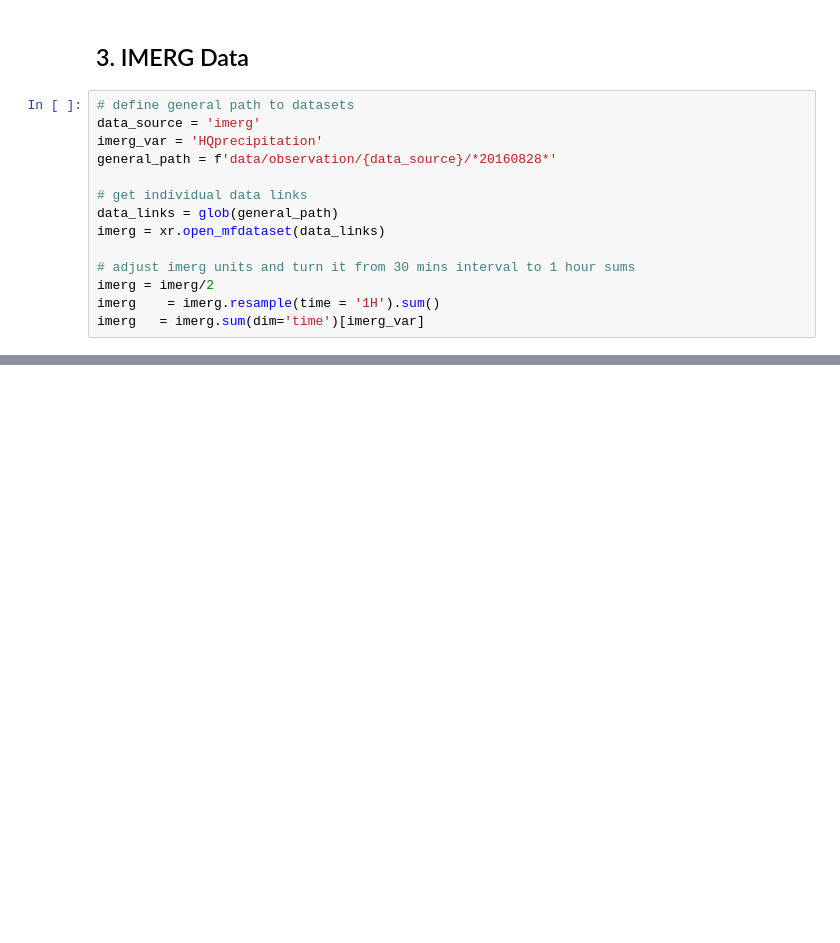
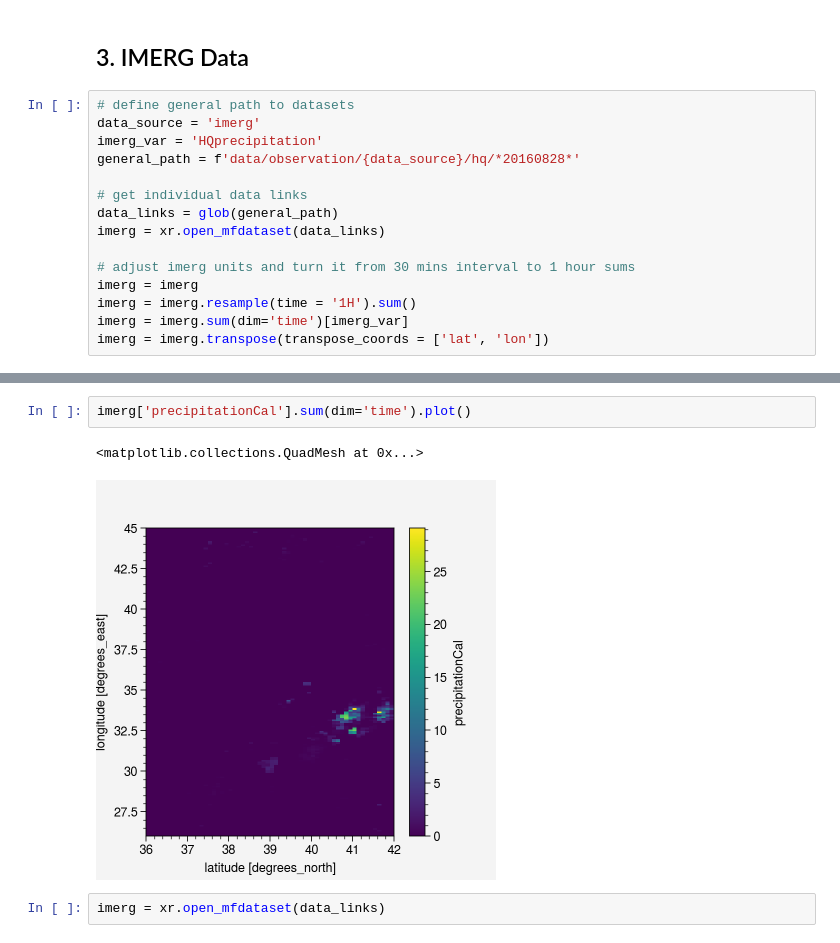
Before and after one commit to donmezkutay/Urban-Precipitation-Article, a Jupyter notebook: revision_daily_verification_summer.ipynb, the cells around one changed output, grey strips where cells are left out. Saved outputs shown, nothing was run; the diff lists cells and outputs as text; blank space fills up the shorter version.

```diff
--- a/revision_daily_verification_summer.ipynb
+++ b/revision_daily_verification_summer.ipynb
@@ -227,13 +252,14 @@ dt.head(3)
 # define general path to datasets
 data_source = 'imerg'
 imerg_var = 'HQprecipitation'
-general_path = f'data/observation/{data_source}/*20160828*'
+general_path = f'data/observation/{data_source}/hq/*20160828*'
 
 # get individual data links
 data_links = glob(general_path)
 imerg = xr.open_mfdataset(data_links)
 
 # adjust imerg units and turn it from 30 mins interval to 1 hour sums
-imerg = imerg/2
-imerg    = imerg.resample(time = '1H').sum()
-imerg   = imerg.sum(dim='time')[imerg_var]
+imerg = imerg
+imerg = imerg.resample(time = '1H').sum()
+imerg = imerg.sum(dim='time')[imerg_var]
+imerg = imerg.transpose(transpose_coords = ['lat', 'lon'])
@@ -244,0 +276,7 @@ imerg.plot()
+# %%
+imerg['precipitationCal'].sum(dim='time').plot()
+# %% [output]
+<matplotlib.collections.QuadMesh at 0x...>
+[figure, added]
+# %%
+imerg = xr.open_mfdataset(data_links)
```
Also changed, not shown: parts of 19 cells of this notebook, 1 other file.
